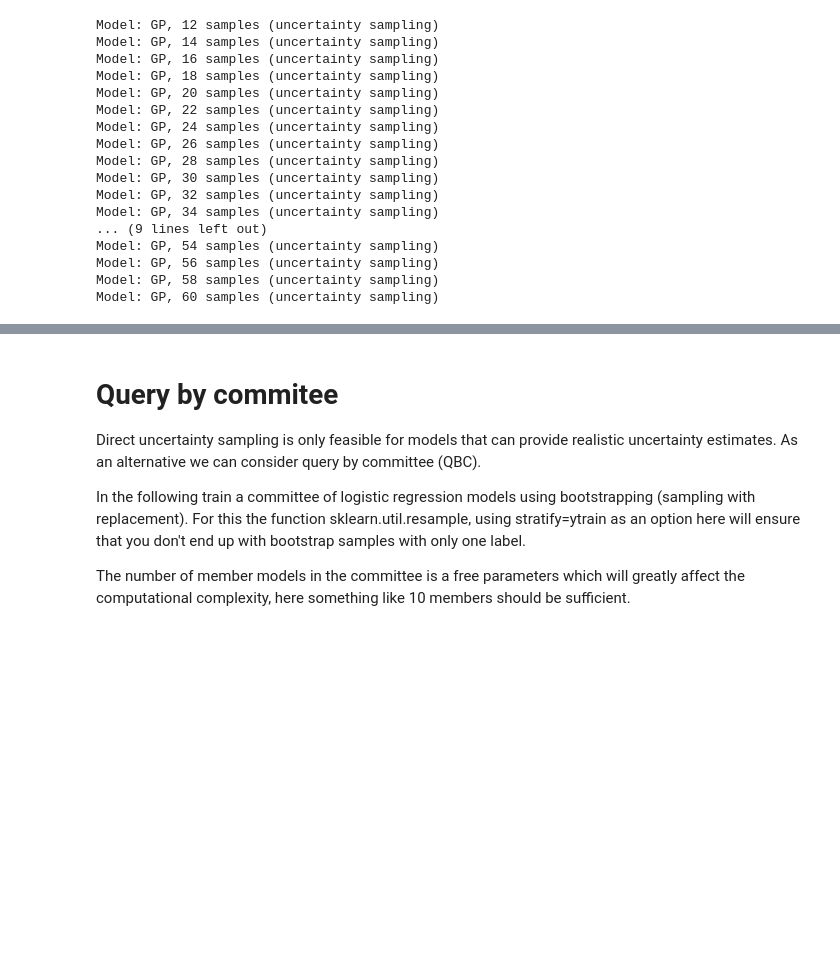
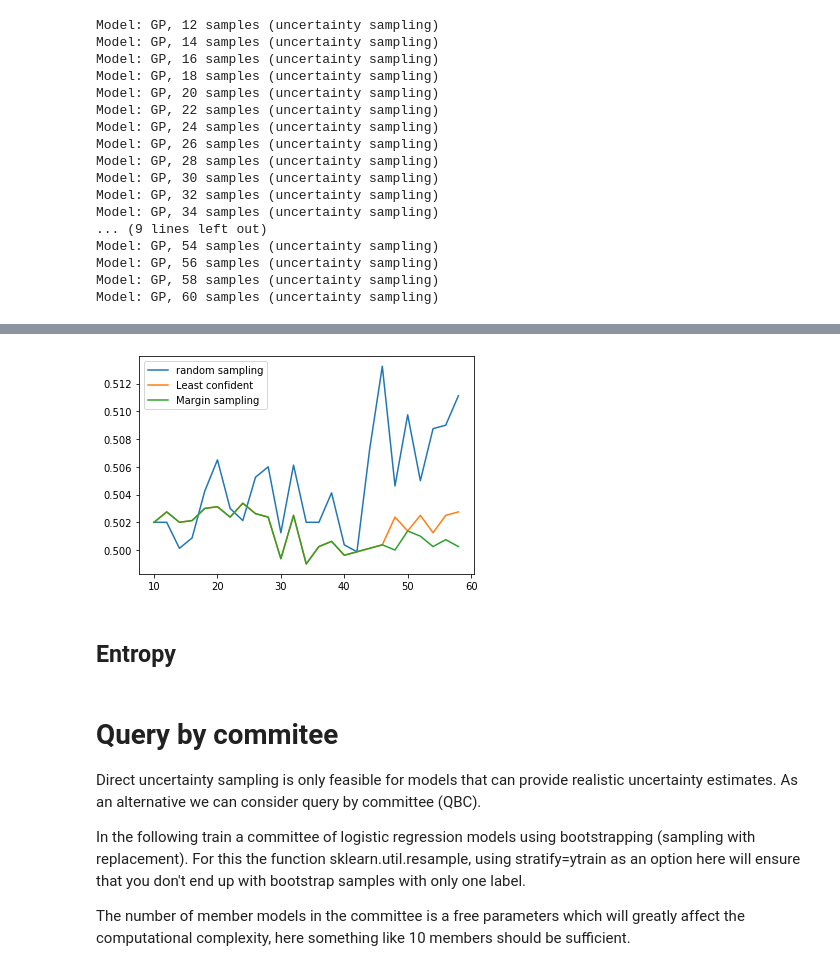
Before and after one commit to sorenmulli/active_learning_cases, a Jupyter notebook: src/ActiveLearning.ipynb, the cells around one changed output, grey strips where cells are left out. Cells and saved outputs as stored; diff of their text form; code cells hidden in the pictures; blank space fills up the shorter version.

Commit message:
Active learning GP og uncertainty

```diff
--- a/src/ActiveLearning.ipynb
+++ b/src/ActiveLearning.ipynb
@@ -155,0 +127,17 @@ plt.legend(('random sampling','uncertainty sampling'));
+# %%
+testacc_al_M=[]
+trainset=order[:ninit]
+Xtrain=np.take(Xpool,trainset,axis=0)
+ytrain=np.take(ypool,trainset,axis=0)
+poolidx=np.arange(len(Xpool),dtype=np.int)
+poolidx=np.setdiff1d(poolidx,trainset)
+for i in range(25):
+    model.fit(Xtrain,ytrain)
+    ye=model.predict(Xtest)
+    testacc_al_M.append((len(Xtrain),sklearn.metrics.accuracy_score(ytest,ye)))
+    ypool_p = model.predict_proba(Xpool[poolidx])
+    ypool_p_sort_idx = np.argsort(ypool_p.max(1)-ypool_p.min(1)) #margin sampling
+    Xtrain=np.concatenate((Xtrain,Xpool[poolidx[ypool_p_sort_idx[:addn]]]))
+    ytrain=np.concatenate((ytrain,ypool[poolidx[ypool_p_sort_idx[:addn]]]))
+    poolidx=np.setdiff1d(poolidx,ypool_p_sort_idx[-addn:])
+    print('Model: GP, %i samples (uncertainty sampling)'%(len(Xtrain)))
@@ -155,0 +162,10 @@ plt.legend(('random sampling','uncertainty sampling'));
+# %%
+#Plot learning curve
+plt.plot(*tuple(np.array(testacc).T));
+plt.plot(*tuple(np.array(testacc_al_LC).T));
+plt.plot(*tuple(np.array(testacc_al_M).T));
+plt.legend(('random sampling','Least confident', 'Margin sampling'));
+# %% [output]
+[figure, added]
+# %% [markdown]
+## Entropy
```
Also changed, not shown: parts of 17 cells of this notebook.
